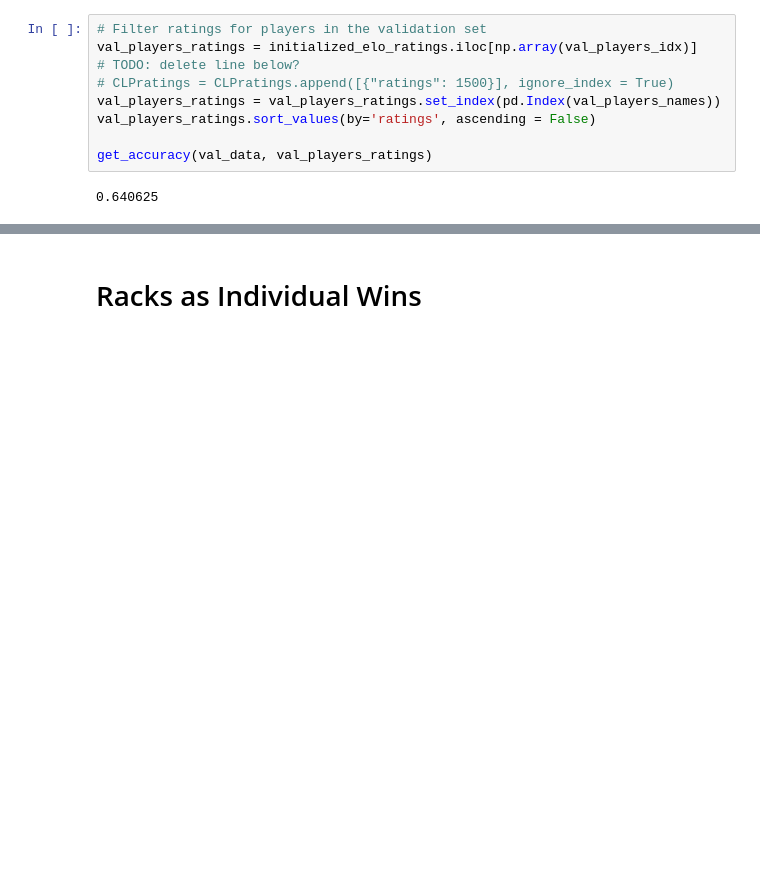
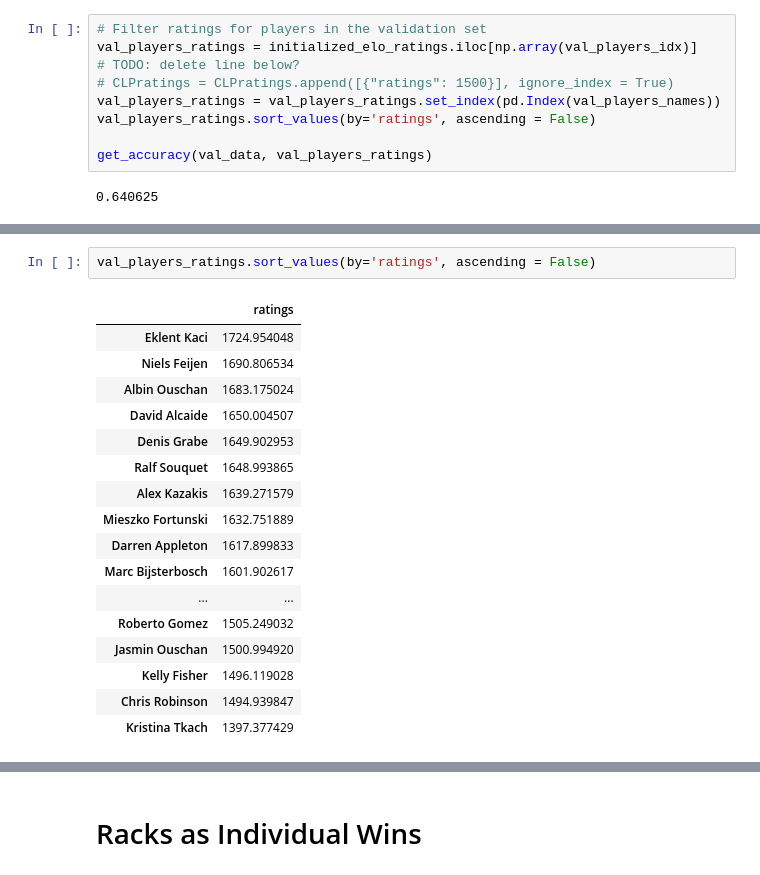
Before and after one commit to sethbilliau/SportsAnalytics, a Jupyter notebook: final/pool.ipynb, the cells around one changed output, grey strips where cells are left out. Saved outputs shown, nothing was run; the diff lists cells and outputs as text; blank space fills up the shorter version.

```diff
--- a/final/pool.ipynb
+++ b/final/pool.ipynb
@@ -805,0 +871,20 @@ get_loglikelihood(val_data, val_players_ratings)
+# %%
+val_players_ratings.sort_values(by='ratings', ascending = False)
+# %% [output]
+|  | ratings |
+| Eklent Kaci | 1724.954048 |
+| Niels Feijen | 1690.806534 |
+| Albin Ouschan | 1683.175024 |
+| David Alcaide | 1650.004507 |
+| Denis Grabe | 1649.902953 |
+| Ralf Souquet | 1648.993865 |
+| Alex Kazakis | 1639.271579 |
+| Mieszko Fortunski | 1632.751889 |
+| Darren Appleton | 1617.899833 |
+| Marc Bijsterbosch | 1601.902617 |
+| ... | ... |
+| Roberto Gomez | 1505.249032 |
+| Jasmin Ouschan | 1500.994920 |
+| Kelly Fisher | 1496.119028 |
+| Chris Robinson | 1494.939847 |
+| Kristina Tkach | 1397.377429 |
```
Also changed, not shown: parts of 28 cells of this notebook, 2 other files.
